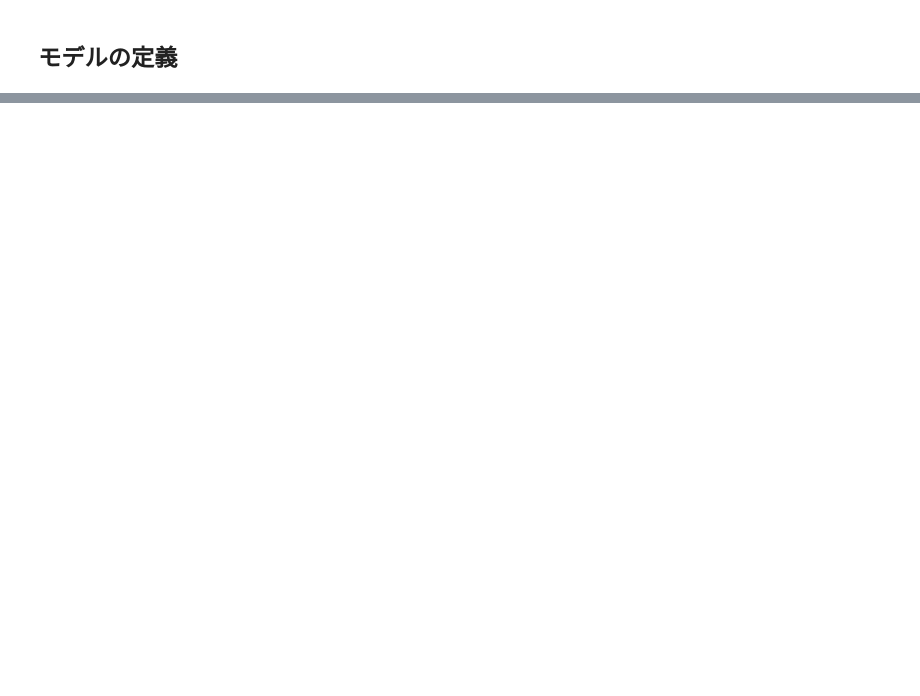
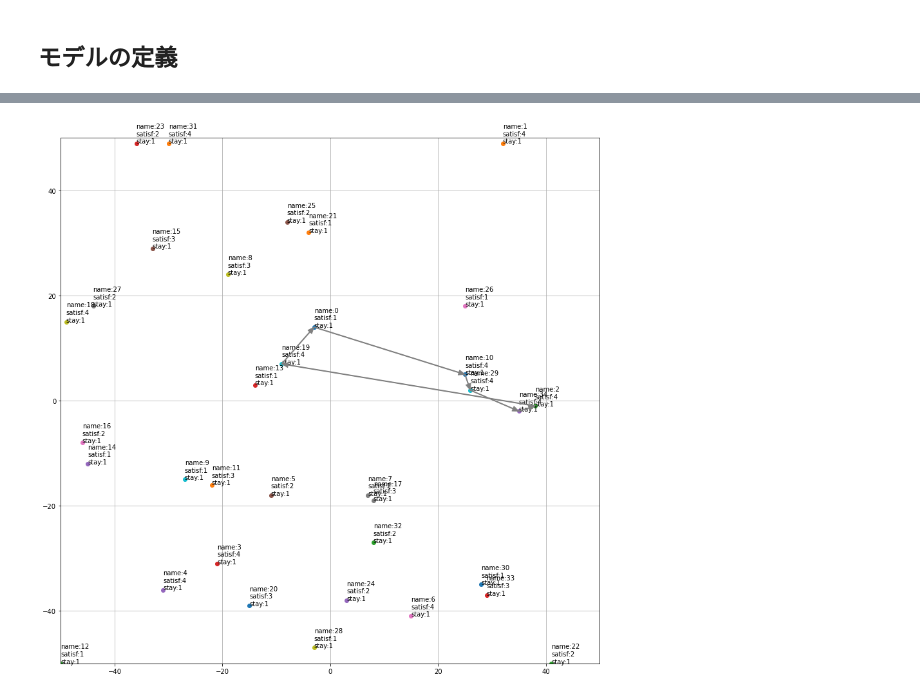
Before and after one commit to plue1011/combinatorial-optimization, a Jupyter notebook: TSP/prototype.ipynb, the cells around one changed output, grey strips where cells are left out. Saved outputs shown, nothing was run; the diff lists cells and outputs as text; code cells hidden in the pictures; blank space fills up the shorter version.

```diff
--- a/TSP/prototype.ipynb
+++ b/TSP/prototype.ipynb
@@ -201,0 +487,5 @@ plt.show()
+# %%
+ans = instance.solve(start, T, C, threads=4, timeLimit=1)
+instance.plot_route(ans, -R, R, -R, R)
+# %% [output]
+[figure, added]
```
Also changed, not shown: parts of 11 cells of this notebook, 1 other file.
